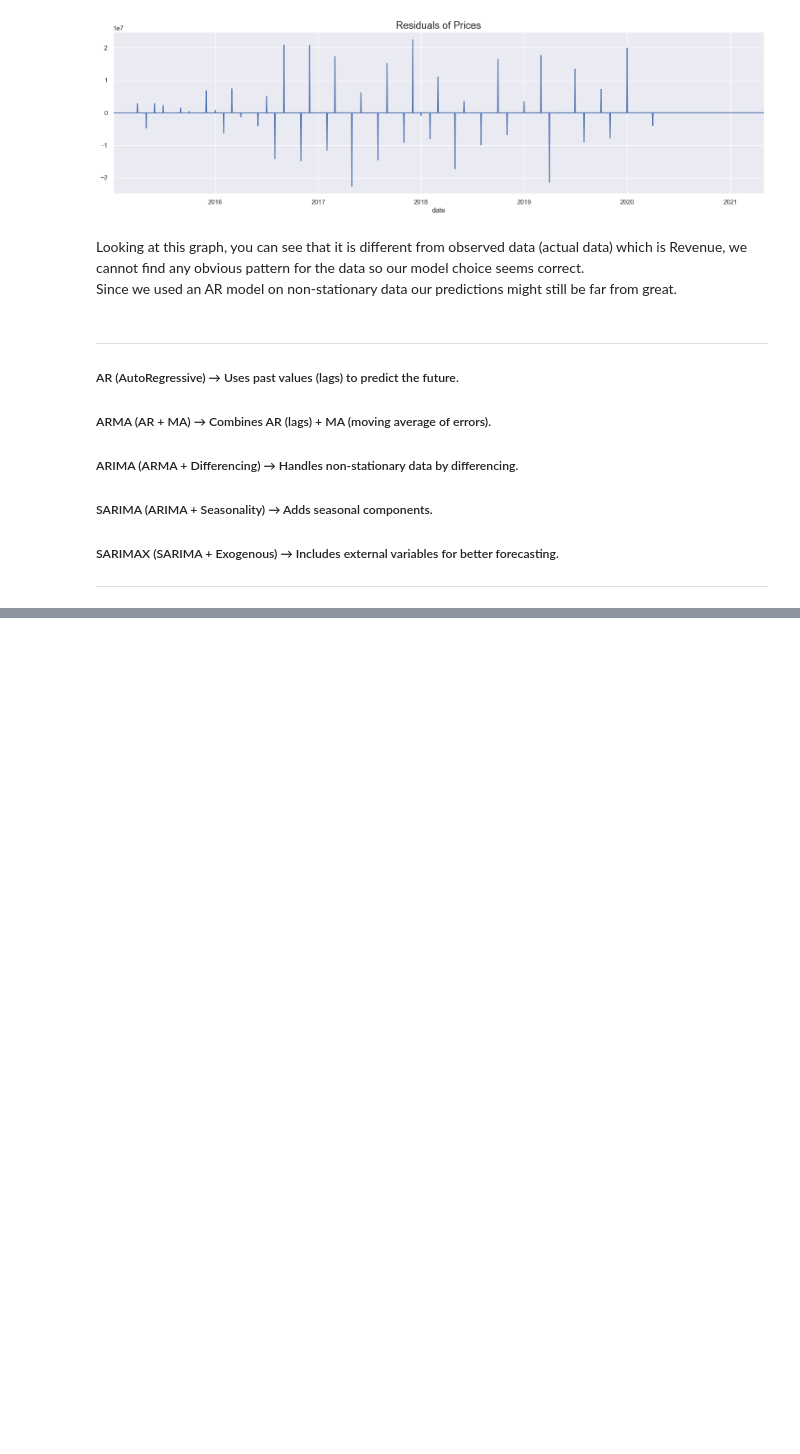
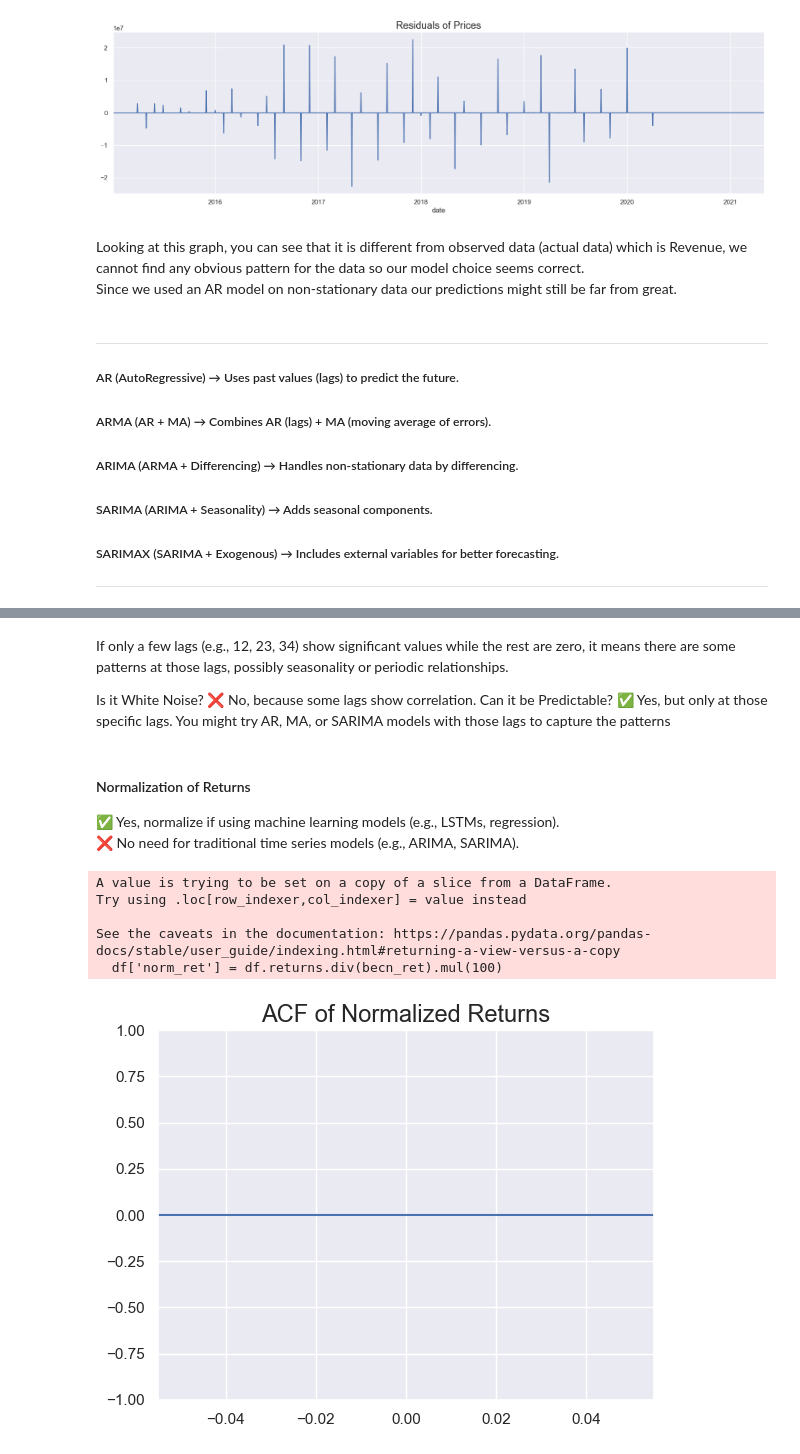
Before and after one commit to Mukhammadkodir27/Advanced_Python, a Jupyter notebook: Machine_Learning/Time-Series/00_Time-Series.ipynb, the cells around one changed output, grey strips where cells are left out. Cells and saved outputs as stored; diff of their text form; code cells hidden in the pictures; blank space fills up the shorter version.

```diff
--- a/Machine_Learning/Time-Series/00_Time-Series.ipynb
+++ b/Machine_Learning/Time-Series/00_Time-Series.ipynb
@@ -1145,0 +1407,25 @@ Since we used an AR model on non-stationary data our predictions might still be
+# %% [markdown]
+If only a few lags (e.g., 12, 23, 34) show significant values while the rest are zero, it means there are some patterns at those lags, possibly seasonality or periodic relationships.
+
+Is it White Noise? ❌ No, because some lags show correlation.
+Can it be Predictable? ✅ Yes, but only at those specific lags.
+You might try AR, MA, or SARIMA models with those lags to capture the patterns
+# %% [markdown]
+#### Normalization of Returns
+✅ Yes, normalize if using machine learning models (e.g., LSTMs, regression). \
+❌ No need for traditional time series models (e.g., ARIMA, SARIMA).
+# %%
+bench_ret = df.returns.iloc[1]
+df['norm_ret'] = df.returns.div(bench_ret).mul(100)
+# %% [output]
+A value is trying to be set on a copy of a slice from a DataFrame.
+Try using .loc[row_indexer,col_indexer] = value instead
+
+See the caveats in the documentation: https://pandas.pydata.org/pandas-docs/stable/user_guide/indexing.html#returning-a-view-versus-a-copy
+  df['norm_ret'] = df.returns.div(becn_ret).mul(100)
+# %%
+sgt.plot_acf(df.norm_ret[1:], zero = False, lags = 40)
+plt.title('ACF of Normalized Returns', size = 17)
+plt.show()
+# %% [output]
+[figure, added]
```
Also changed, not shown: parts of 45 cells of this notebook.
